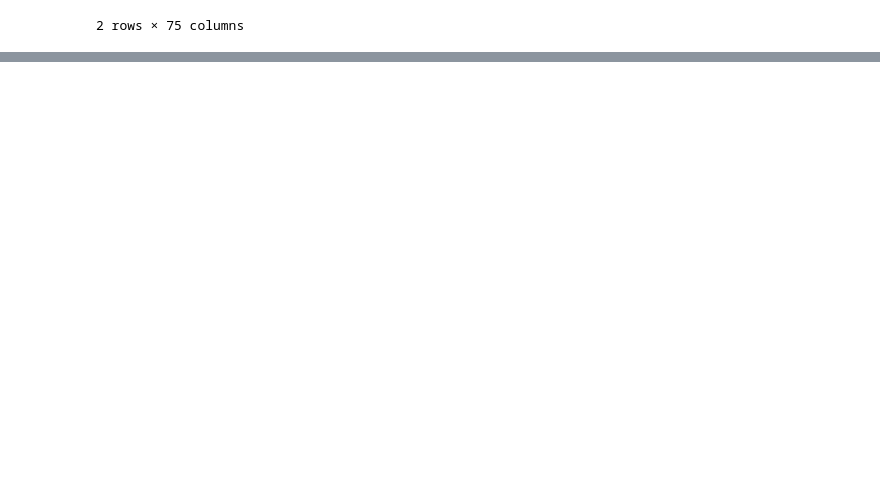
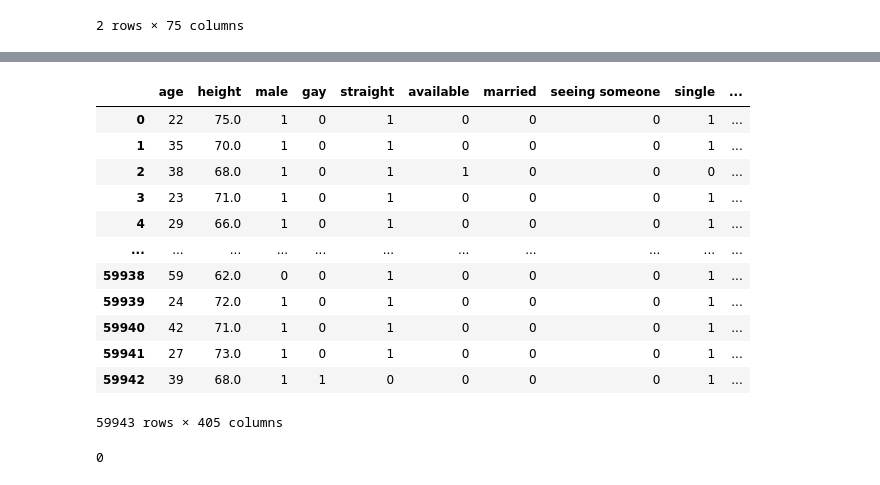
Before and after one commit to puneetsran/okcupid, a Jupyter notebook: ok_cupid_cleaning_and_transformation.ipynb, the cells around one changed output, grey strips where cells are left out. Drawn from its saved outputs; the diff is of its cells as text; code cells hidden in the pictures; blank space fills up the shorter version.

```diff
--- a/ok_cupid_cleaning_and_transformation.ipynb
+++ b/ok_cupid_cleaning_and_transformation.ipynb
@@ -1473,0 +1532,2 @@ ok_cupid_df.head(2)
+# %%
+ok_cupid_df.drop(columns='income', inplace=True)
@@ -1473,0 +1549,7 @@ ok_cupid_df.head(2)
+# %%
+ok_cupid_df['last_online_year'] = ok_cupid_df['last_online'].str.split("-", expand=True)[0].astype('int')
+ok_cupid_df['last_online_month'] = ok_cupid_df['last_online'].str.split("-", expand=True)[1].astype('int')
+last_online_datetime = (ok_cupid_df['last_online'].str.split("-", expand=True)[0]+'-'+ok_cupid_df['last_online'].str.split("-", expand=True)[1]+'-'+ok_cupid_df['last_online'].str.split("-", expand=True)[2]).astype('datetime64')
+ok_cupid_df['last_online_weekday'] = last_online_datetime.dt.weekday
+ok_cupid_df['last_online_weekday'] = np.where(ok_cupid_df['last_online_weekday'] < 5, 1, 0)
+ok_cupid_df['last_online_weekday']
@@ -1473,0 +1585,17 @@ ok_cupid_df.head(2)
+# %%
+ok_cupid_df.drop(columns='last_online', inplace=True)
+ok_cupid_df
+# %% [output]
+|  | age | height | male | gay | straight | available | married | seeing someone | single | ... |
+| 0 | 22 | 75.0 | 1 | 0 | 1 | 0 | 0 | 0 | 1 | ... |
+| 1 | 35 | 70.0 | 1 | 0 | 1 | 0 | 0 | 0 | 1 | ... |
+| 2 | 38 | 68.0 | 1 | 0 | 1 | 1 | 0 | 0 | 0 | ... |
+| 3 | 23 | 71.0 | 1 | 0 | 1 | 0 | 0 | 0 | 1 | ... |
+| 4 | 29 | 66.0 | 1 | 0 | 1 | 0 | 0 | 0 | 1 | ... |
+| ... | ... | ... | ... | ... | ... | ... | ... | ... | ... | ... |
+| 59938 | 59 | 62.0 | 0 | 0 | 1 | 0 | 0 | 0 | 1 | ... |
+| 59939 | 24 | 72.0 | 1 | 0 | 1 | 0 | 0 | 0 | 1 | ... |
+| 59940 | 42 | 71.0 | 1 | 0 | 1 | 0 | 0 | 0 | 1 | ... |
+| 59941 | 27 | 73.0 | 1 | 0 | 1 | 0 | 0 | 0 | 1 | ... |
+| 59942 | 39 | 68.0 | 1 | 1 | 0 | 0 | 0 | 0 | 1 | ... |
+59943 rows × 405 columns
@@ -1473,0 +1604,4 @@ ok_cupid_df.head(2)
+# %%
+ok_cupid_df.isna().sum().sum()
+# %% [output]
+0
```
Also changed, not shown: parts of 52 cells of this notebook.
